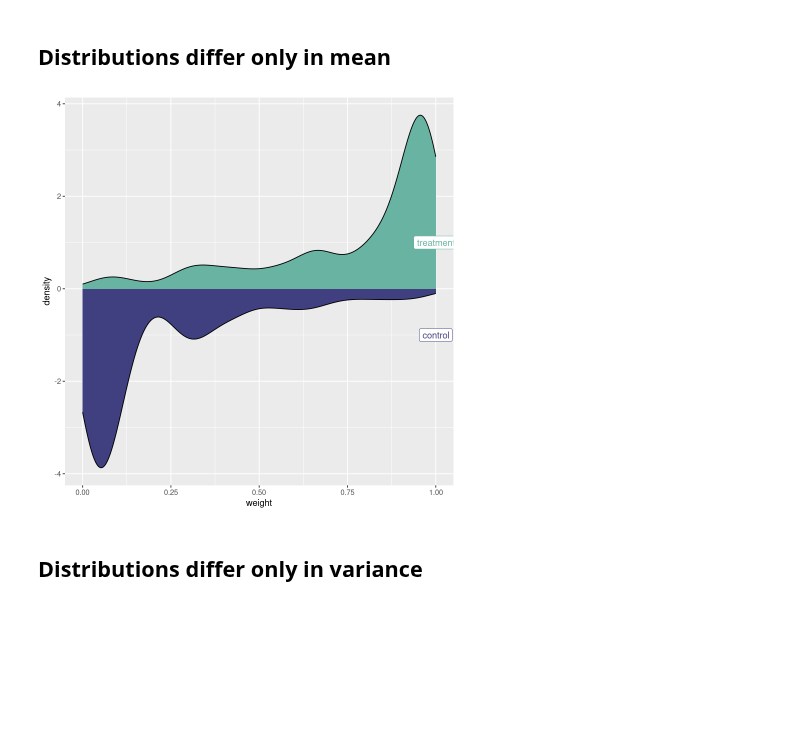
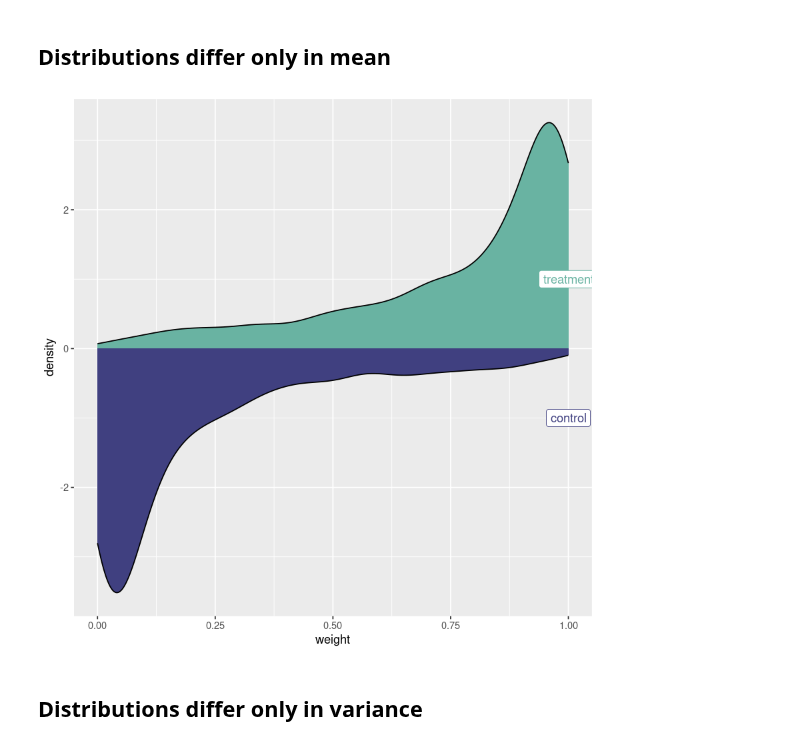
Before and after one commit to lsilvest/notes_and_stuff, a Jupyter notebook: propensity_weighting.ipynb, the cells around one changed output. Saved outputs shown, nothing was run; the diff lists cells and outputs as text; code cells hidden in the pictures; blank space fills up the shorter version.

```diff
--- a/propensity_weighting.ipynb
+++ b/propensity_weighting.ipynb
@@ -1030,10 +923,10 @@ mirror_plot(tc_same, model_tc_same)
 # %%
 tc_diff_means <- data.table(x=c(rnorm(N, 0, 1), rnorm(N, 2, 1)),
                                 treatment=c(rep(FALSE, N), rep(TRUE, N)))
-model_diff_means <- SumStat(treatment ~ x, data=tc_diff_means, method="gbm")
+model_diff_means <- SumStat(treatment ~ x, data=tc_diff_means)
 mirror_plot(tc_diff_means, model_diff_means)
 # %% [output]
-[figure, old version]
+[figure, new version]
 # %% [markdown]
 ## Distributions differ only in variance
 # %%
```
Also changed, not shown: parts of 34 cells of this notebook.
